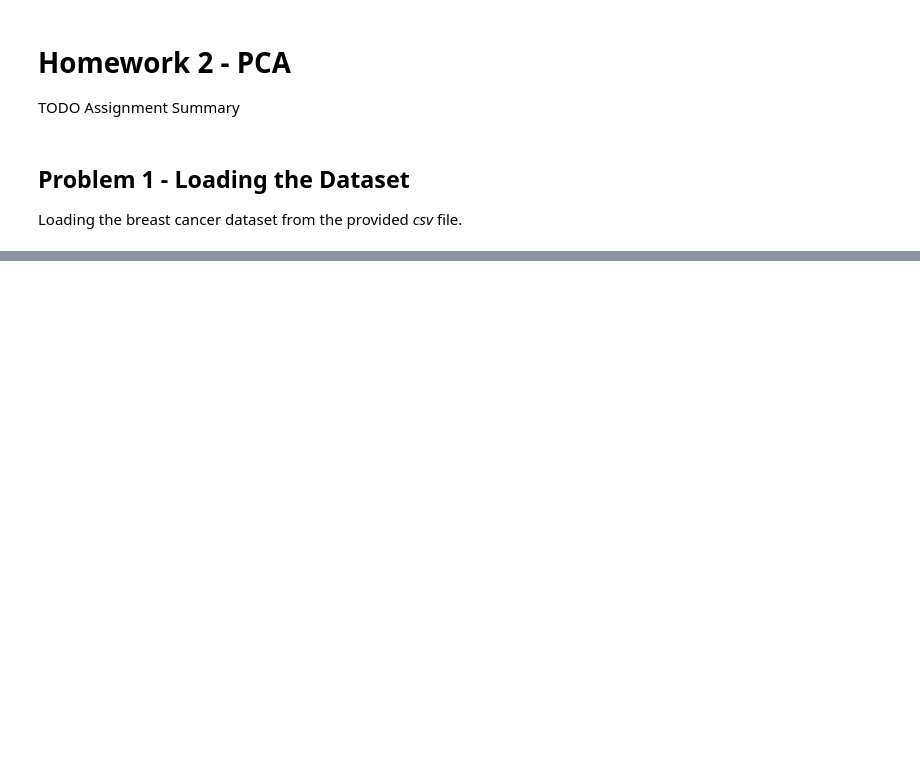
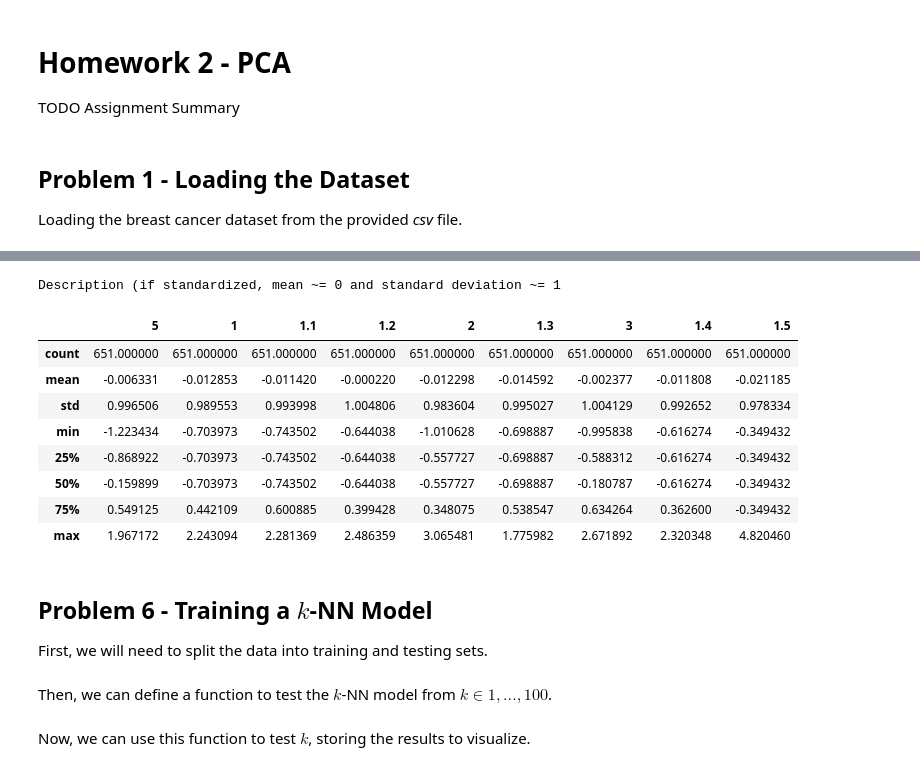
Before and after one commit to Jairik/Data-Science-Fundementals, a Jupyter notebook: HW2/HW2-JJ-McCauley.ipynb, the cells around one changed output, grey strips where cells are left out. Cells and saved outputs as stored; diff of their text form; code cells hidden in the pictures; blank space fills up the shorter version.

```diff
--- a/HW2/HW2-JJ-McCauley.ipynb
+++ b/HW2/HW2-JJ-McCauley.ipynb
@@ -73,0 +135,9 @@ array([2, 4], dtype=int64)
+# %%
+feature_cols = clean_df.columns[1:-2]  # Explicitly state the feature columns
+target_col = clean_df.columns[-1]  # Explicitly state the target column
+# Splitting the datasets
+X = clean_df[feature_cols]
+y = clean_df[target_col]
+# Verifications
+print(f"X shape: {X.shape}, y shape: {y.shape}")
+print(f"X column names: {X.columns}")
@@ -73,0 +151,54 @@ array([2, 4], dtype=int64)
+# %%
+# Defining a function to standardize all given columns from a dataframe
+def standardize_df(
+                    df: pd.DataFrame,
+                    cols: pd.Index = None,
+                    inPlace: bool = False
+                  ) -> pd.DataFrame | None :
+    '''
+    Standardizes a given dataframe at their given column indexes
+        - df: input dataframe
+        - cols: the column names to scale. If none, assumes all columns
+        - inPlace: If true, modify the df and return None; else, return a new dataframe
+    '''
+    # Work on a copy unless inPlace is true
+    out_df = df if inPlace else df.copy()
+
+    # Set cols to equal all columns if no argument is received
+    if cols is None:
+        cols = df.columns
+
+    # Convert each feature datatype to a float
+    out_df.loc[:, cols] = (out_df.loc[:, cols].astype("float64"))  # Workaround to avoid copying
+
+    # Fit/transform with the standard scaler
+    standardize_scaler = StandardScaler()  # Define the standardization scaler
+    scaled_features = standardize_scaler.fit_transform(out_df[cols])  # Fit to the features
+
+    # Assign the scaled features back to a dataframe
+    out_df[cols] = pd.DataFrame(scaled_features, columns=cols)
+
+    return None if inPlace else out_df
+
+# Example usage of function using copy of unstandaridized data from earlier
+X = unstandardized_clean_df.loc[:, feature_cols].copy()  # Deep copy
+standardize_df(X, cols=feature_cols, inPlace=True)
+
+# Verifications - should be the same, where mean=0 and std=1
+print("Description (if standardized, mean ~= 0 and standard deviation ~= 1")
+X.describe()
+# %% [output]
+Description (if standardized, mean ~= 0 and standard deviation ~= 1
+|  | 5 | 1 | 1.1 | 1.2 | 2 | 1.3 | 3 | 1.4 | 1.5 |
+| count | 651.000000 | 651.000000 | 651.000000 | 651.000000 | 651.000000 | 651.000000 | 651.000000 | 651.000000 | 651.000000 |
+| mean | -0.006331 | -0.012853 | -0.011420 | -0.000220 | -0.012298 | -0.014592 | -0.002377 | -0.011808 | -0.021185 |
+| std | 0.996506 | 0.989553 | 0.993998 | 1.004806 | 0.983604 | 0.995027 | 1.004129 | 0.992652 | 0.978334 |
+| min | -1.223434 | -0.703973 | -0.743502 | -0.644038 | -1.010628 | -0.698887 | -0.995838 | -0.616274 | -0.349432 |
+| 25% | -0.868922 | -0.703973 | -0.743502 | -0.644038 | -0.557727 | -0.698887 | -0.588312 | -0.616274 | -0.349432 |
+| 50% | -0.159899 | -0.703973 | -0.743502 | -0.644038 | -0.557727 | -0.698887 | -0.180787 | -0.616274 | -0.349432 |
+| 75% | 0.549125 | 0.442109 | 0.600885 | 0.399428 | 0.348075 | 0.538547 | 0.634264 | 0.362600 | -0.349432 |
+| max | 1.967172 | 2.243094 | 2.281369 | 2.486359 | 3.065481 | 1.775982 | 2.671892 | 2.320348 | 4.820460 |
+# %% [markdown]
+## Problem 6 - Training a $k$-NN Model
+
+First, we will need to split the data into training and testing sets.
@@ -73,0 +207,2 @@ array([2, 4], dtype=int64)
+# %% [markdown]
+Then, we can define a function to test the $k$-NN model from $k ∈ {1, ..., 100}$.
@@ -73,0 +220,2 @@ array([2, 4], dtype=int64)
+# %% [markdown]
+Now, we can use this function to test $k$, storing the results to visualize.
```
Also changed, not shown: parts of 19 cells of this notebook.
